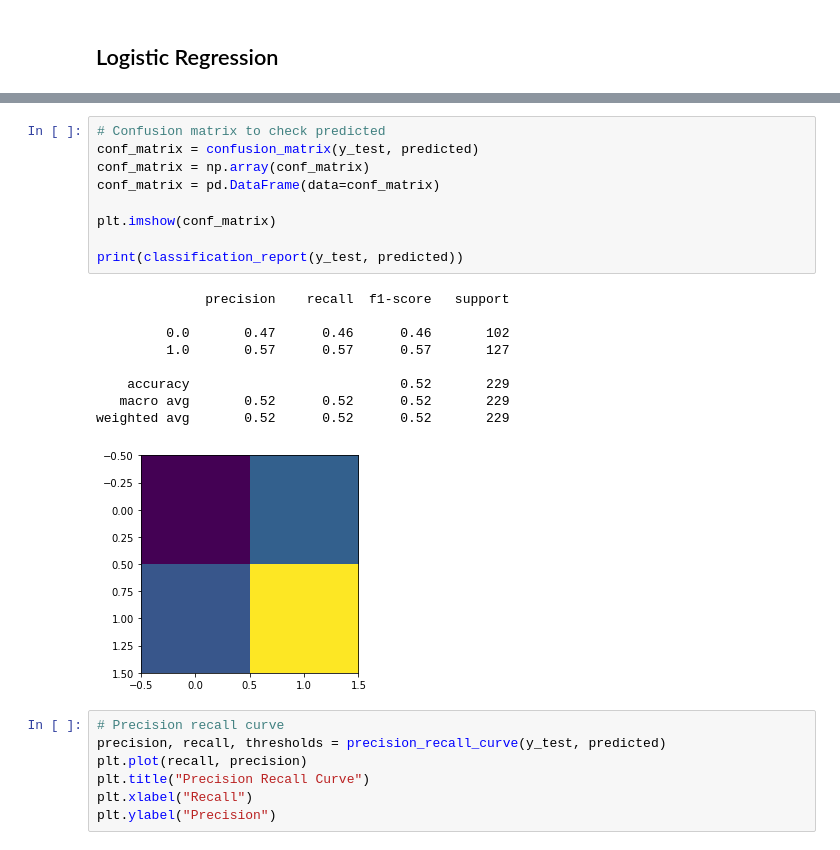
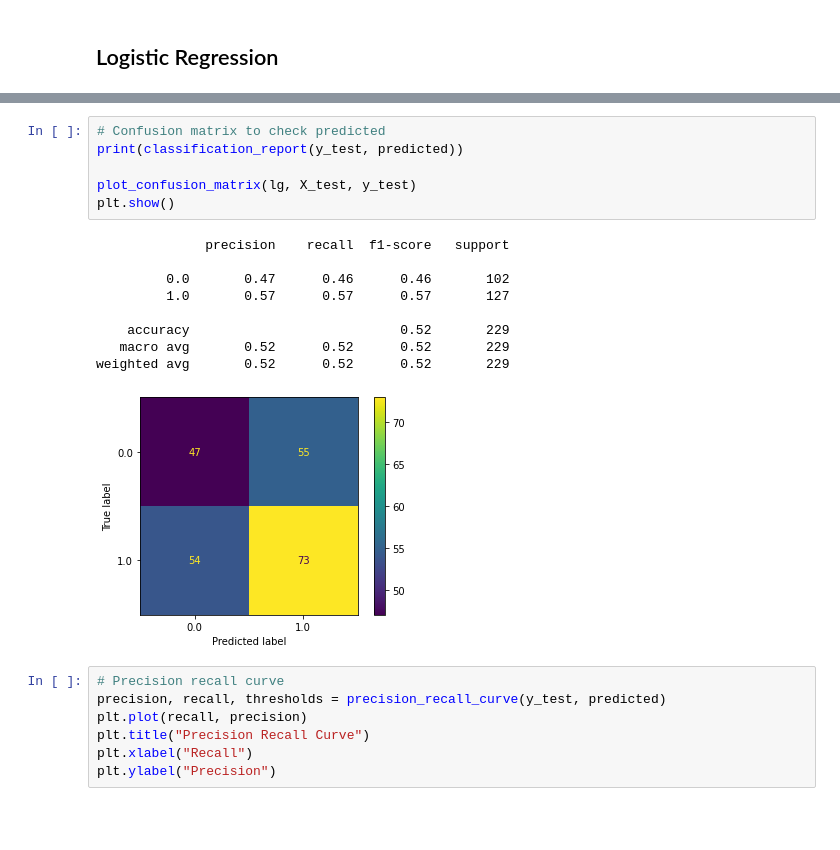
Before and after one commit to Stillerman/VET-Price-Prediction, a Jupyter notebook: Final Project.ipynb, the cells around one changed output, grey strips where cells are left out. Drawn from its saved outputs; the diff is of its cells as text; blank space fills up the shorter version.

```diff
--- a/Final Project.ipynb
+++ b/Final Project.ipynb
@@ -83,22 +86,19 @@ predicted = lg.predict(X_test)
 # %%
 # Confusion matrix to check predicted
-conf_matrix = confusion_matrix(y_test, predicted)
-conf_matrix = np.array(conf_matrix)
-conf_matrix = pd.DataFrame(data=conf_matrix)
+print(classification_report(y_test, predicted))
 
-plt.imshow(conf_matrix)
-
-print(classification_report(y_test, predicted))
+plot_confusion_matrix(lg, X_test, y_test)
+plt.show()
 # %% [output]
               precision    recall  f1-score   support
 
          0.0       0.47      0.46      0.46       102
          1.0       0.57      0.57      0.57       127
 
     accuracy                           0.52       229
    macro avg       0.52      0.52      0.52       229
 weighted avg       0.52      0.52      0.52       229
-[figure, old version]
+[figure, new version]
 # %%
 # Precision recall curve
 precision, recall, thresholds = precision_recall_curve(y_test, predicted)
```
Also changed, not shown: parts of 7 cells of this notebook.
